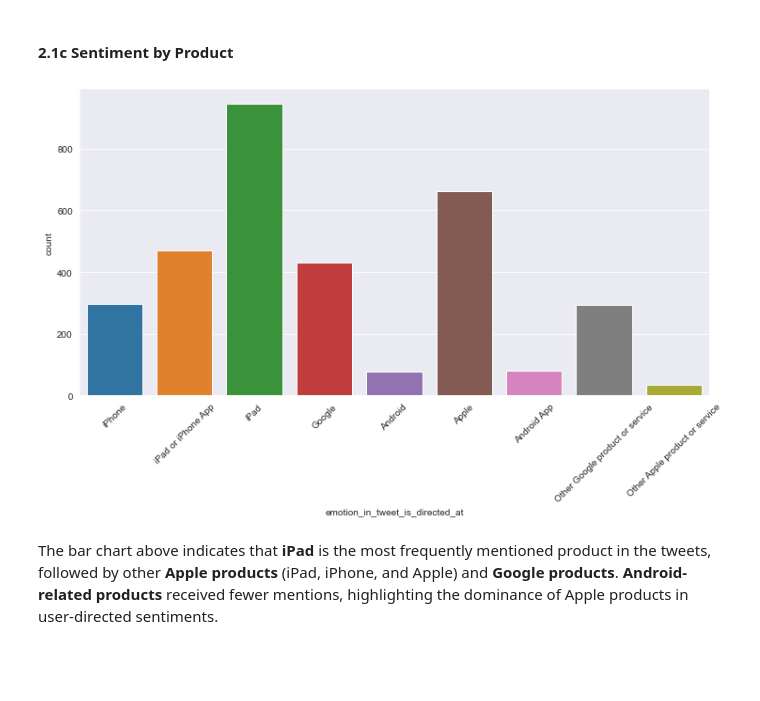
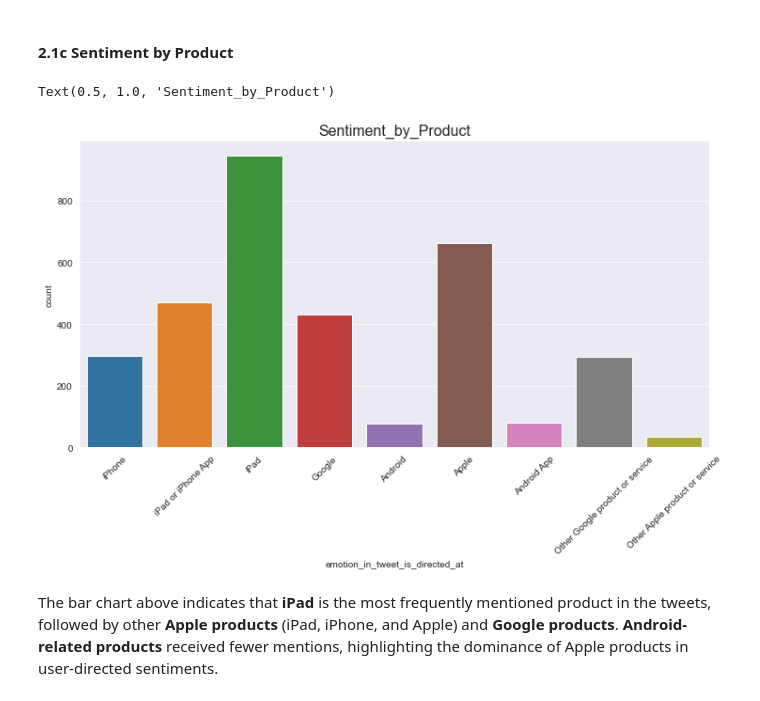
Before and after one commit to KoilaBetty/Twitter-sentiment-NLP-model, a Jupyter notebook: project.ipynb, the cells around one changed output. Saved outputs shown, nothing was run; the diff lists cells and outputs as text; code cells hidden in the pictures; blank space fills up the shorter version.

```diff
--- a/project.ipynb
+++ b/project.ipynb
@@ -189,11 +186,13 @@ Above outputs and plot indicate that **No emotion toward brand or product** has
 # %%
 # Plot the sentiment breakdown for 'emotion_in_tweet_is_directed_at'
 
 fig =  plt.figure(figsize=(12,6))
 sns.countplot(x='emotion_in_tweet_is_directed_at', data=df)
 plt.xticks(rotation=45);
+plt.title('Sentiment_by_Product', fontsize=16)
 # %% [output]
+Text(0.5, 1.0, 'Sentiment_by_Product')
-[figure, old version]
+[figure, new version]
 # %% [markdown]
 The bar chart above indicates that **iPad** is the most frequently mentioned product in the tweets, followed by other **Apple products** (iPad, iPhone, and Apple) and **Google products**. **Android-related products** received fewer mentions, highlighting the dominance of Apple products in user-directed sentiments.
 # %% [markdown]
```
Also changed, not shown: parts of 33 cells of this notebook, 5 other files.
